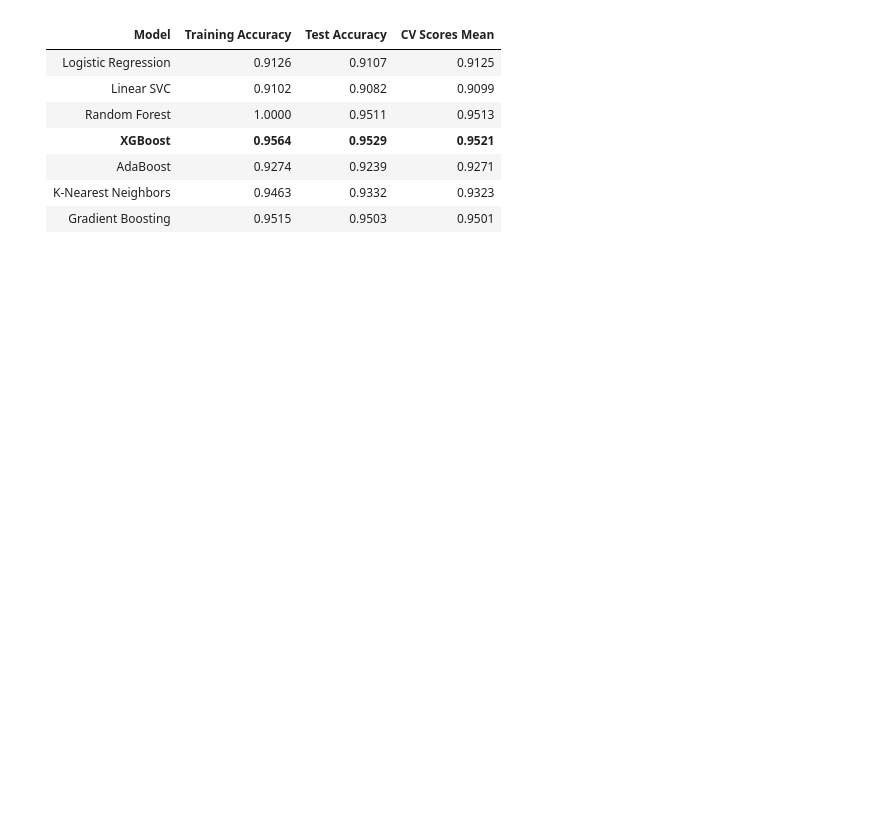
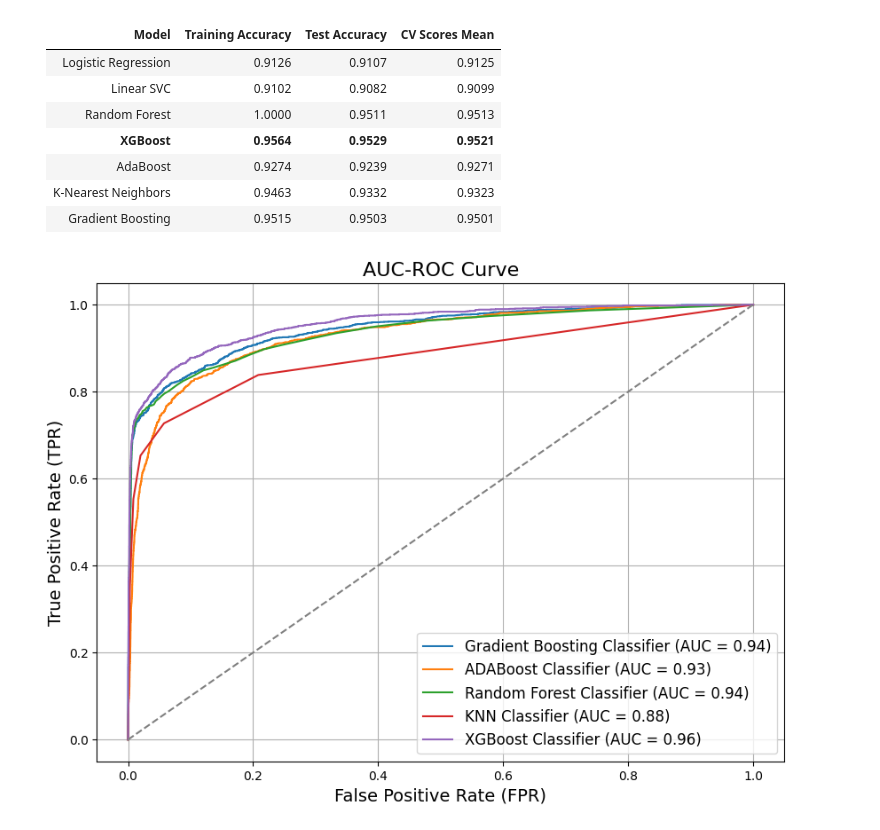
Before and after one commit to Umer-Muhammad1/loan_approval_prediction_with_kedro, a Jupyter notebook: loan-prediction-project/notebooks/modelling.ipynb, the cells around one changed output. Cells and saved outputs as stored; diff of their text form; code cells hidden in the pictures; blank space fills up the shorter version.

```diff
--- a/loan-prediction-project/notebooks/modelling.ipynb
+++ b/loan-prediction-project/notebooks/modelling.ipynb
@@ -106,4 +158,6 @@ print(f"Training Accuracy of KNN: {train_accuracy_knn:.4f}")
 
 y_test_pred_knn = knn.predict(x_test)
 test_accuracy_knn = accuracy_score(y_test, y_test_pred_knn)
+y_test_proba_knn = knn.predict_proba(x_test)[:, 1]
+print(f"Probability of positive class of GradientBoostingClassifier: {y_test_proba_knn}")
 print(f"Test Accuracy of KNN: {test_accuracy_knn:.4f}")
@@ -129,6 +192,8 @@ print(f"Training Accuracy of Random Forest Classifier: {train_accuracy_rfc:.4f}"
 
 y_test_pred_rfc= rfc.predict(x_test)
 test_accuracy_rfc = accuracy_score(y_test, y_test_pred_rfc)
+y_test_proba_rfc = rfc.predict_proba(x_test)[:, 1]
+print(f"Probability of positive class of GradientBoostingClassifier: {y_test_proba_rfc}")
 print(f"Test Accuracy of Random Forest Classifier: {test_accuracy_rfc:.4f}")
 # %% [output]
 Cross-validation scores Random Forest Classifier: [0.9545939  0.95821786 0.95075677 0.9479855  0.95331486 0.95352803
@@ -160,6 +226,8 @@ print(f"Training Accuracy of AdaBoostClassifier: {train_accuracy_adabc:.4f}")
 
 y_test_pred_adabc= adabc.predict(x_test)
 test_accuracy_adabc = accuracy_score(y_test, y_test_pred_adabc)
+y_test_proba_adabc = adabc.predict_proba(x_test)[:, 1]
+print(f"Probability of positive class of GradientBoostingClassifier: {y_test_proba_adabc}")
 print(f"Test Accuracy of AdaBoostClassifier: {test_accuracy_adabc:.4f}")
 # %% [output]
 Cross-validation scores AdaBoostClassifier: [0.93114475 0.93221062 0.9298657  0.92112556 0.92645491 0.93263696
@@ -191,6 +260,8 @@ print(f"Training Accuracy of GradientBoostingClassifier: {train_accuracy_gbc:.4f
 
 y_test_pred_gbc= gbc.predict(x_test)
 test_accuracy_gbc = accuracy_score(y_test, y_test_pred_gbc)
+y_test_proba_gbc = gbc.predict_proba(x_test)[:, 1]
+print(f"Probability of positive class of GradientBoostingClassifier: {y_test_proba_gbc}")
 print(f"Test Accuracy of GradientBoostingClassifier: {test_accuracy_gbc:.4f}")
 # %% [output]
 Cross-validation scores GradientBoostingClassifier: [0.95288851 0.95779152 0.94862503 0.94585376 0.95096994 0.95288851
@@ -212,0 +288,29 @@ Test Accuracy of GradientBoostingClassifier: 0.9503
+# %%
+y_true = y_test  # Replace with actual true labels
+model_predictions = {
+    "Gradient Boosting Classifier": y_test_proba_gbc,
+    "ADABoost Classifier": y_test_proba_adabc,
+    "Random Forest Classifier": y_test_proba_rfc,
+    "KNN Classifier": y_test_proba_knn,
+    "XGBoost Classifier": y_test_proba_xgb,  }
+# Plotting AUC-ROC curves
+plt.figure(figsize=(10, 7))
+
+for model_name, y_pred in model_predictions.items():
+    # Calculate ROC curve and AUC
+    fpr, tpr, _ = roc_curve(y_true, y_pred)
+    roc_auc = auc(fpr, tpr)
+
+    # Plot each model's ROC curve
+    plt.plot(fpr, tpr, label=f"{model_name} (AUC = {roc_auc:.2f})")
+
+# Plot settings
+plt.plot([0, 1], [0, 1], color="grey", linestyle="--")  # Diagonal line for random model
+plt.title("AUC-ROC Curve", fontsize=16)
+plt.xlabel("False Positive Rate (FPR)", fontsize=14)
+plt.ylabel("True Positive Rate (TPR)", fontsize=14)
+plt.legend(loc="lower right", fontsize=12)
+plt.grid()
+plt.show()
+# %% [output]
+[figure, added]
```
Also changed, not shown: parts of 8 cells of this notebook, 1 other file.
